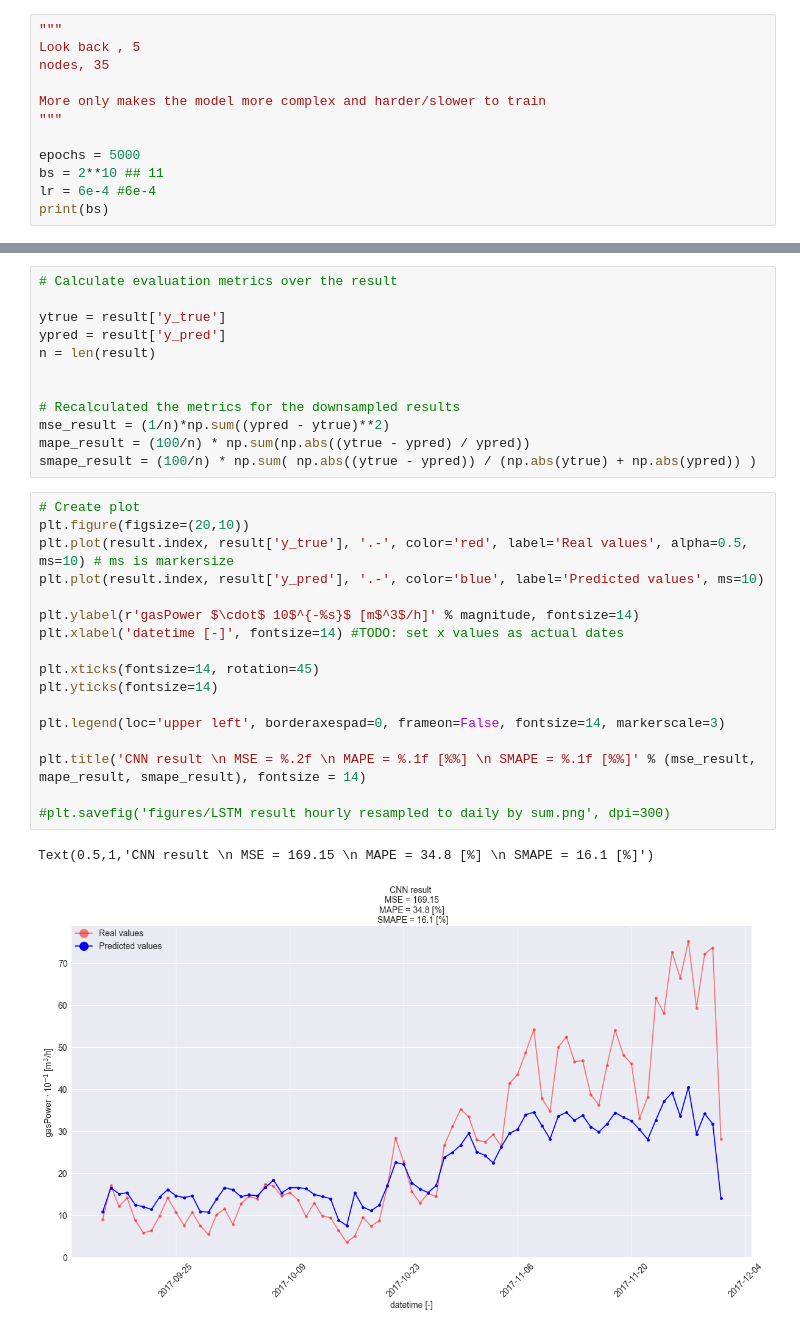
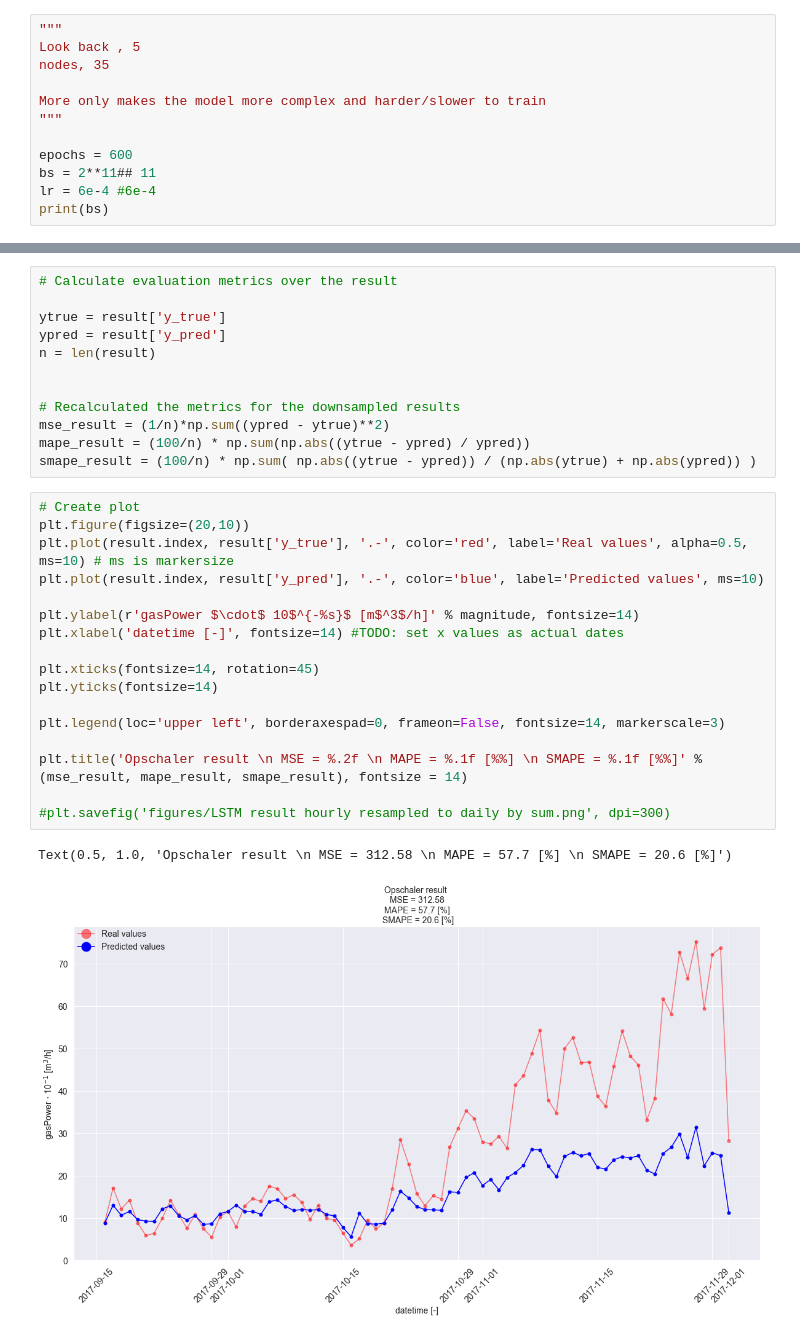
Before and after one commit to deKeijzer/Multivariate-time-series-models-in-Keras, a Jupyter notebook: notebooks/7. TimeDistributed(CNN)+RNN+DNN.ipynb, the cells around one changed output, grey strips where cells are left out. Drawn from its saved outputs; the diff is of its cells as text.

```diff
--- a/notebooks/7. TimeDistributed(CNN)+RNN+DNN.ipynb
+++ b/notebooks/7. TimeDistributed(CNN)+RNN+DNN.ipynb
@@ -345,8 +347,8 @@ nodes, 35
 More only makes the model more complex and harder/slower to train
 """
 
-epochs = 5000
-bs = 2**10 ## 11
+epochs = 600
+bs = 2**11## 11
 lr = 6e-4 #6e-4
 print(bs)
 # %% [output]
@@ -488,20 +491,20 @@ smape_result = (100/n) * np.sum( np.abs((ytrue - ypred)) / (np.abs(ytrue) + np.a
 # %%
 # Create plot
 plt.figure(figsize=(20,10))
 plt.plot(result.index, result['y_true'], '.-', color='red', label='Real values', alpha=0.5, ms=10) # ms is markersize
 plt.plot(result.index, result['y_pred'], '.-', color='blue', label='Predicted values', ms=10)
 
 plt.ylabel(r'gasPower $\cdot$ 10$^{-%s}$ [m$^3$/h]' % magnitude, fontsize=14)
 plt.xlabel('datetime [-]', fontsize=14) #TODO: set x values as actual dates
 
 plt.xticks(fontsize=14, rotation=45)
 plt.yticks(fontsize=14)
 
 plt.legend(loc='upper left', borderaxespad=0, frameon=False, fontsize=14, markerscale=3)
 
-plt.title('CNN result \n MSE = %.2f \n MAPE = %.1f [%%] \n SMAPE = %.1f [%%]' % (mse_result, mape_result, smape_result), fontsize = 14)
+plt.title('Opschaler result \n MSE = %.2f \n MAPE = %.1f [%%] \n SMAPE = %.1f [%%]' % (mse_result, mape_result, smape_result), fontsize = 14)
 
 #plt.savefig('figures/LSTM result hourly resampled to daily by sum.png', dpi=300)
 # %% [output]
-Text(0.5,1,'CNN result \n MSE = 169.15 \n MAPE = 34.8 [%] \n SMAPE = 16.1 [%]')
+Text(0.5, 1.0, 'Opschaler result \n MSE = 312.58 \n MAPE = 57.7 [%] \n SMAPE = 20.6 [%]')
-[figure, old version]
+[figure, new version]
```
Also changed, not shown: parts of 8 cells of this notebook, 6 other files.
